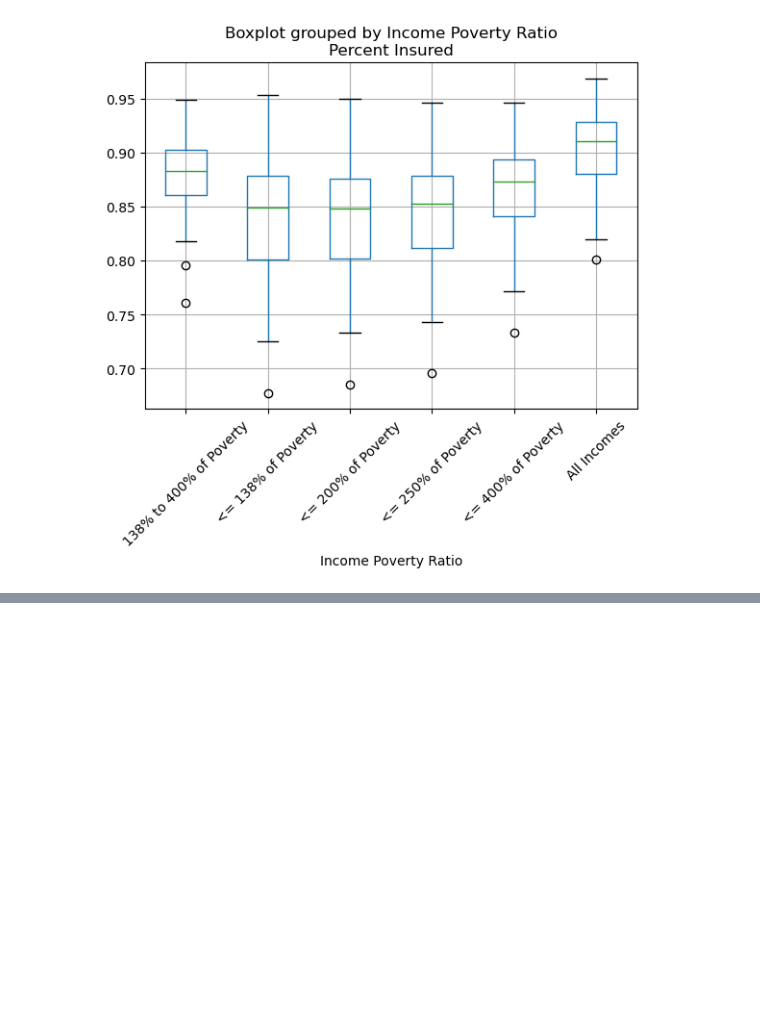
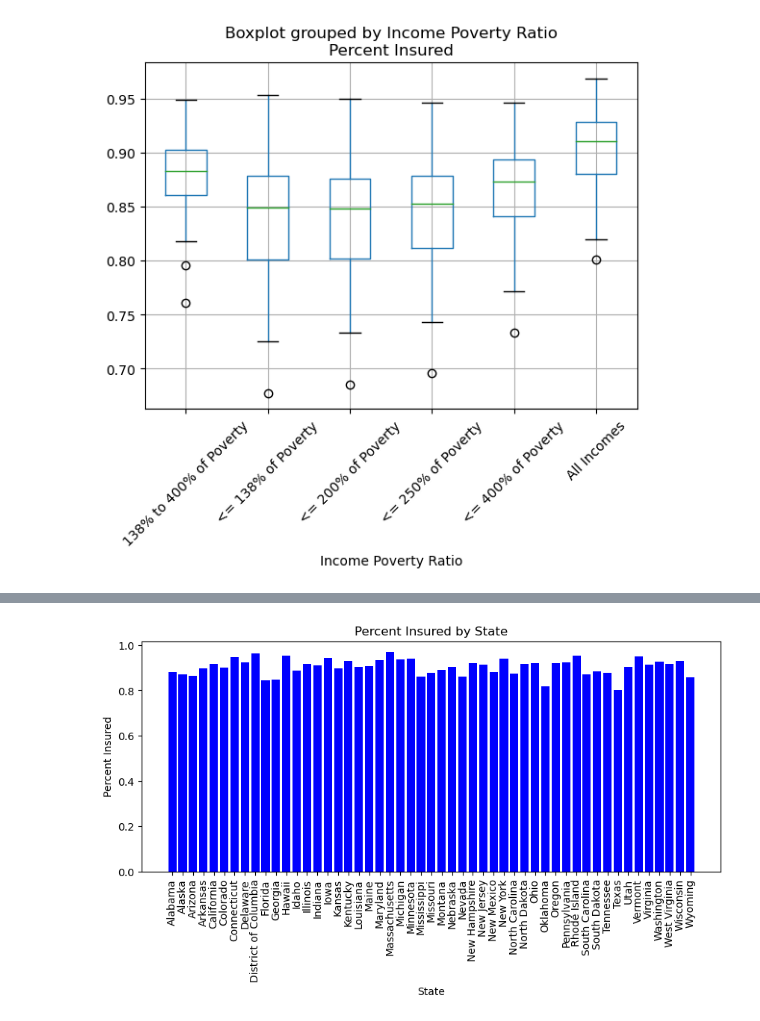
Before and after one commit to KZavalin/Project1_Group4, a Jupyter notebook: Insurance Census Data.ipynb, the cells around one changed output, grey strips where cells are left out. Cells and saved outputs as stored; diff of their text form; code cells hidden in the pictures; blank space fills up the shorter version.

```diff
--- a/Insurance Census Data.ipynb
+++ b/Insurance Census Data.ipynb
@@ -192,3 +192,6 @@ plt.xticks(rotation=45)
 plt.savefig("graphs_income.png")
 # %% [output]
 [figure]
+# %%
+summary_df=clean_census_df.loc[(clean_census_df["Race"]=="All Races")&(clean_census_df["Age Range"]=="Under 65 years")&(clean_census_df["Sex"]=="Both Sexes")&(clean_census_df["Income Poverty Ratio"]=="All Incomes"),:]
+summary_df.head()
@@ -194,0 +205,15 @@ plt.savefig("graphs_income.png")
+# %%
+plt.figure(figsize=(10,4))
+x_axis=np.arange(len(summary_df))
+tick_locations = [value for value in x_axis]
+plt.xticks(tick_locations, summary_df["State"], rotation="vertical")
+
+plt.bar(x_axis,summary_df["Percent Insured"],color='b')
+plt.title("Percent Insured by State")
+plt.xlabel("State")
+plt.ylabel("Percent Insured")
+
+plt.savefig("By_state_Bar.png")
+plt.show()
+# %% [output]
+[figure, added]
```
Also changed, not shown: parts of 1 cell of this notebook, 1 other file.
